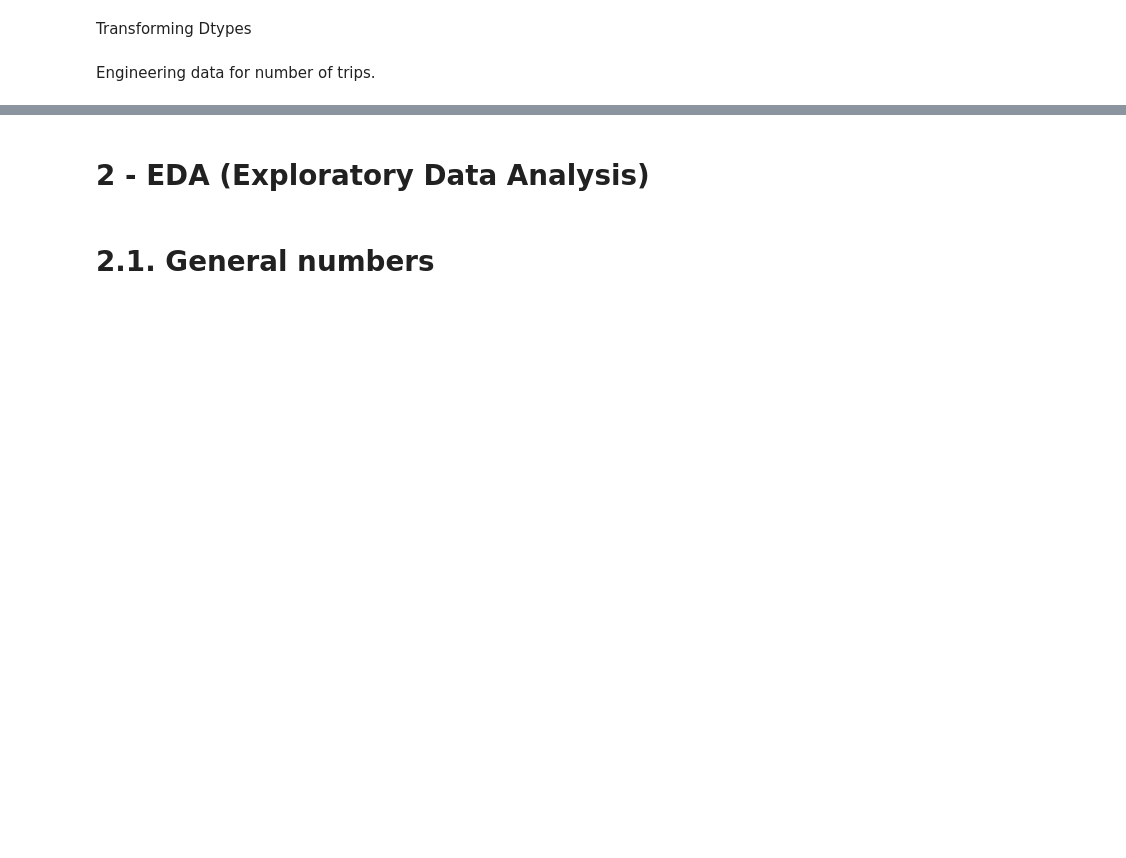
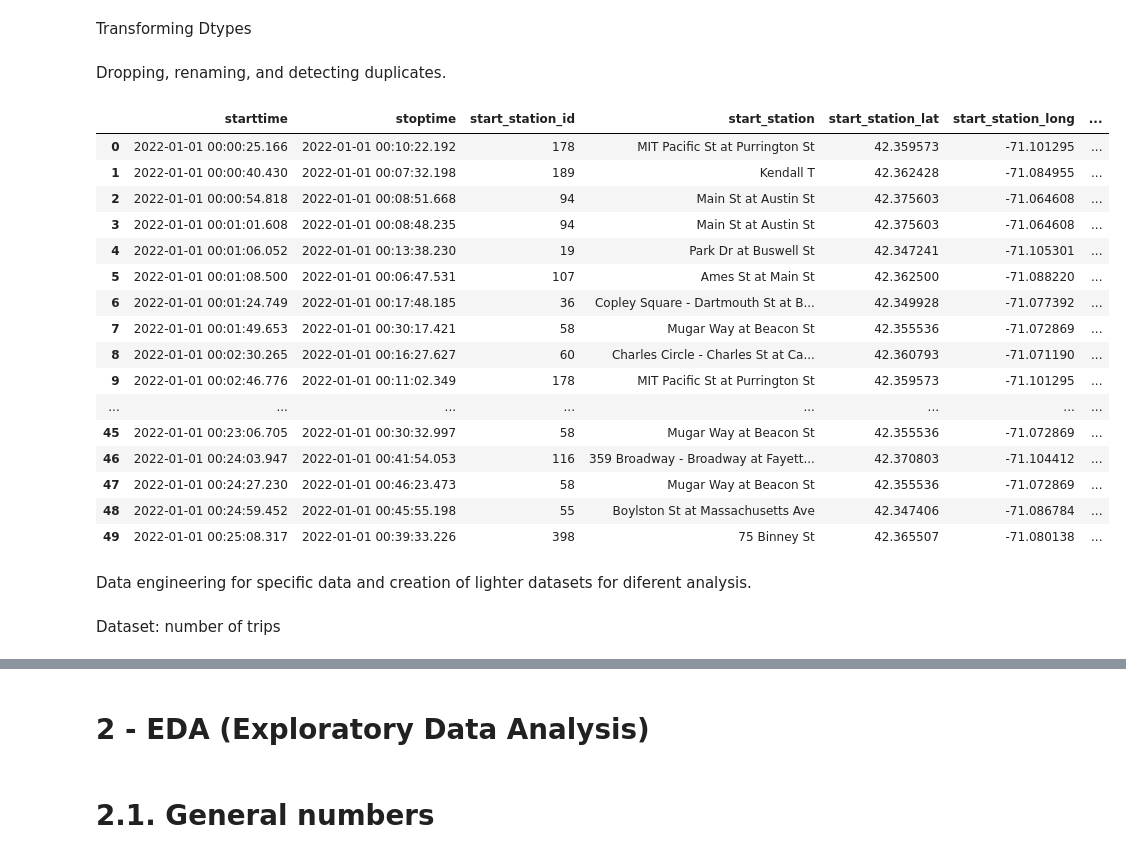
Before and after one commit to raphaelElearning/MSC_DA_Repeat, a Jupyter notebook: 2020100_MSC_DA_Repeat.ipynb, the cells around one changed output, grey strips where cells are left out. Cells and saved outputs as stored; diff of their text form; code cells hidden in the pictures; blank space fills up the shorter version.

```diff
--- a/2020100_MSC_DA_Repeat.ipynb
+++ b/2020100_MSC_DA_Repeat.ipynb
@@ -265,5 +310,42 @@ df_boston.info()
-# %% [markdown]
-Engineering data for number of trips.
+# %% [markdown]
+Dropping, renaming, and detecting duplicates.
+# %%
+# Dropping redundant / unecessary columns.
+
+drop_column_boston_1 = ['tripduration', 'usertype', 'postal code', 'bikeid']
+df_boston = df_boston.drop(columns = drop_column_boston_1)
+# %%
+# Renaming columns for better vizualisation.
+
+df_boston.rename(columns={ 'start station id': 'start_station_id', 'start station name': 'start_station', 'start station id': 'start_station_id',
+                          'start station latitude': 'start_station_lat', 'start station longitude': 'start_station_long',
+
+                         'end station id': 'end_station_id', 'end station name': 'end_station', 'end station id': 'end_station_id',
+                          'end station latitude': 'end_station_lat', 'end station longitude': 'end_station_long'}, inplace=True)
+# %%
+df_boston.head(50)
+# %% [output]
+|  | starttime | stoptime | start_station_id | start_station | start_station_lat | start_station_long | ... |
+| 0 | 2022-01-01 00:00:25.166 | 2022-01-01 00:10:22.192 | 178 | MIT Pacific St at Purrington St | 42.359573 | -71.101295 | ... |
+| 1 | 2022-01-01 00:00:40.430 | 2022-01-01 00:07:32.198 | 189 | Kendall T | 42.362428 | -71.084955 | ... |
+| 2 | 2022-01-01 00:00:54.818 | 2022-01-01 00:08:51.668 | 94 | Main St at Austin St | 42.375603 | -71.064608 | ... |
+| 3 | 2022-01-01 00:01:01.608 | 2022-01-01 00:08:48.235 | 94 | Main St at Austin St | 42.375603 | -71.064608 | ... |
+| 4 | 2022-01-01 00:01:06.052 | 2022-01-01 00:13:38.230 | 19 | Park Dr at Buswell St | 42.347241 | -71.105301 | ... |
+| 5 | 2022-01-01 00:01:08.500 | 2022-01-01 00:06:47.531 | 107 | Ames St at Main St | 42.362500 | -71.088220 | ... |
+| 6 | 2022-01-01 00:01:24.749 | 2022-01-01 00:17:48.185 | 36 | Copley Square - Dartmouth St at B... | 42.349928 | -71.077392 | ... |
+| 7 | 2022-01-01 00:01:49.653 | 2022-01-01 00:30:17.421 | 58 | Mugar Way at Beacon St | 42.355536 | -71.072869 | ... |
+| 8 | 2022-01-01 00:02:30.265 | 2022-01-01 00:16:27.627 | 60 | Charles Circle - Charles St at Ca... | 42.360793 | -71.071190 | ... |
+| 9 | 2022-01-01 00:02:46.776 | 2022-01-01 00:11:02.349 | 178 | MIT Pacific St at Purrington St | 42.359573 | -71.101295 | ... |
+| ... | ... | ... | ... | ... | ... | ... | ... |
+| 45 | 2022-01-01 00:23:06.705 | 2022-01-01 00:30:32.997 | 58 | Mugar Way at Beacon St | 42.355536 | -71.072869 | ... |
+| 46 | 2022-01-01 00:24:03.947 | 2022-01-01 00:41:54.053 | 116 | 359 Broadway - Broadway at Fayett... | 42.370803 | -71.104412 | ... |
+| 47 | 2022-01-01 00:24:27.230 | 2022-01-01 00:46:23.473 | 58 | Mugar Way at Beacon St | 42.355536 | -71.072869 | ... |
+| 48 | 2022-01-01 00:24:59.452 | 2022-01-01 00:45:55.198 | 55 | Boylston St at Massachusetts Ave | 42.347406 | -71.086784 | ... |
+| 49 | 2022-01-01 00:25:08.317 | 2022-01-01 00:39:33.226 | 398 | 75 Binney St | 42.365507 | -71.080138 | ... |
+# %% [markdown]
+Data engineering for specific data and creation of lighter datasets for diferent analysis.
+# %% [markdown]
+Dataset: number of trips
 # %%
 # Calculating the number of trips starting and ending at each station.
 
```
Also changed, not shown: parts of 57 cells of this notebook, 3 other files.
